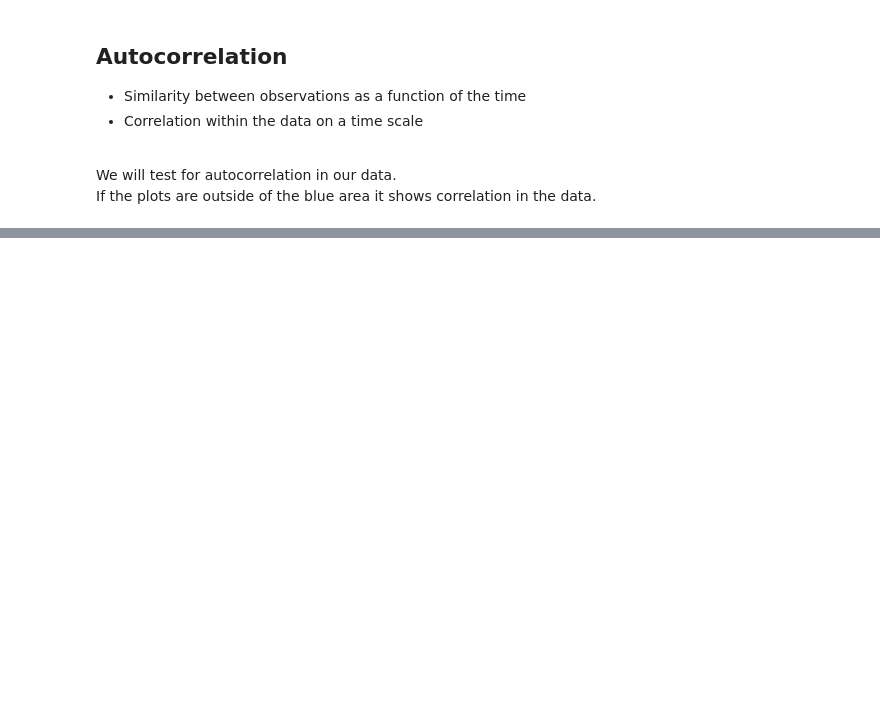
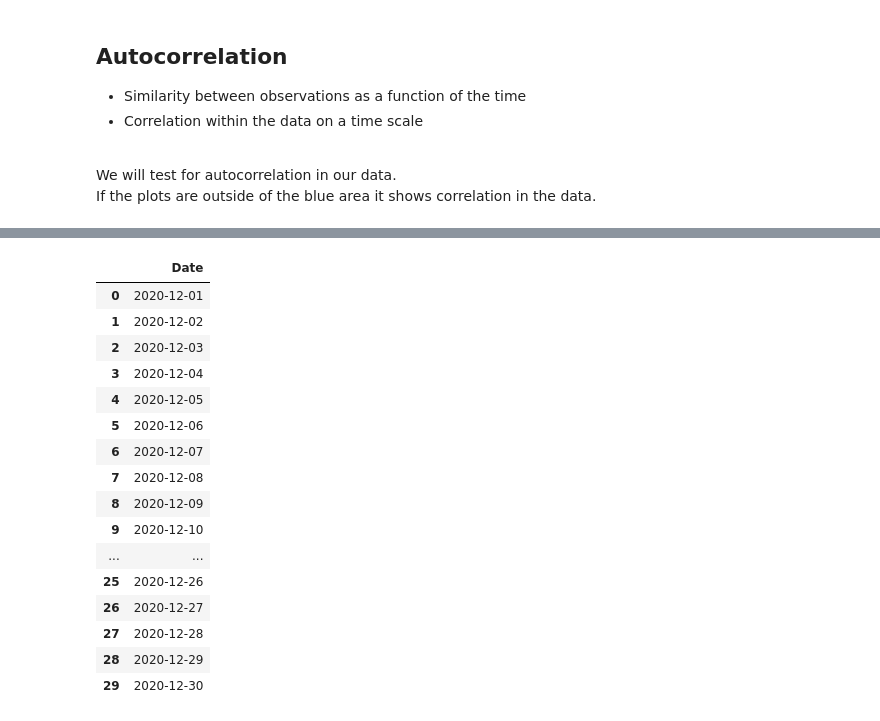
Before and after one commit to helenabarmer/machine_learning_intro, a Jupyter notebook: Regression/timeseries_forecasting.ipynb, the cells around one changed output, grey strips where cells are left out. Saved outputs shown, nothing was run; the diff lists cells and outputs as text; code cells hidden in the pictures; blank space fills up the shorter version.

```diff
--- a/Regression/timeseries_forecasting.ipynb
+++ b/Regression/timeseries_forecasting.ipynb
@@ -183,0 +221,22 @@ ImportError: cannot import name 'iterkeys' from 'statsmodels.compat.python' (C:\
+# %%
+date = pd.DataFrame(pd.date_range('2020-12-01', '2020-12-30',
+                     freq='D'), columns=['Date'])
+date
+# %% [output]
+|  | Date |
+| 0 | 2020-12-01 |
+| 1 | 2020-12-02 |
+| 2 | 2020-12-03 |
+| 3 | 2020-12-04 |
+| 4 | 2020-12-05 |
+| 5 | 2020-12-06 |
+| 6 | 2020-12-07 |
+| 7 | 2020-12-08 |
+| 8 | 2020-12-09 |
+| 9 | 2020-12-10 |
+| ... | ... |
+| 25 | 2020-12-26 |
+| 26 | 2020-12-27 |
+| 27 | 2020-12-28 |
+| 28 | 2020-12-29 |
+| 29 | 2020-12-30 |
```
Also changed, not shown: parts of 30 cells of this notebook, 1 other file.
